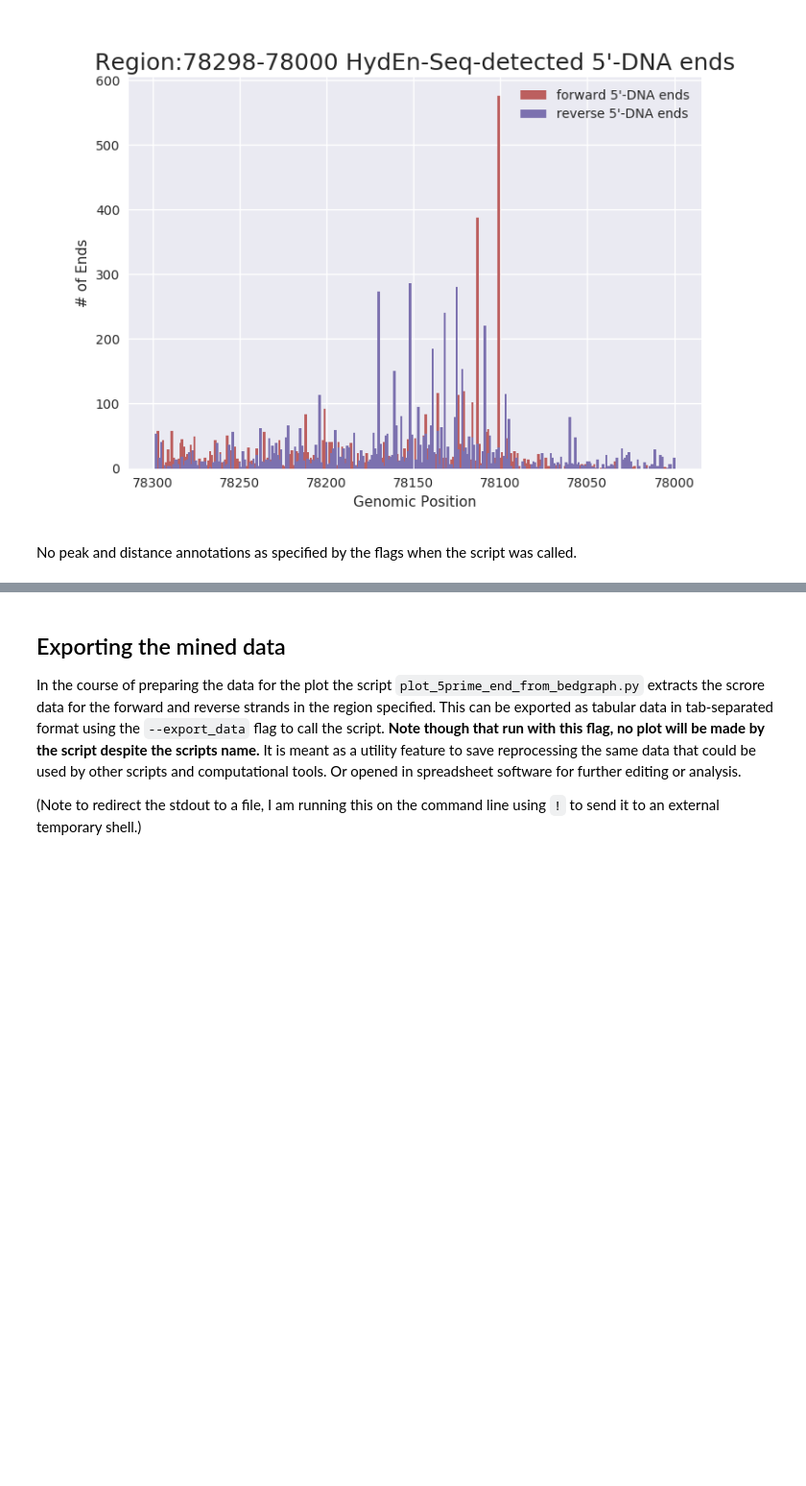
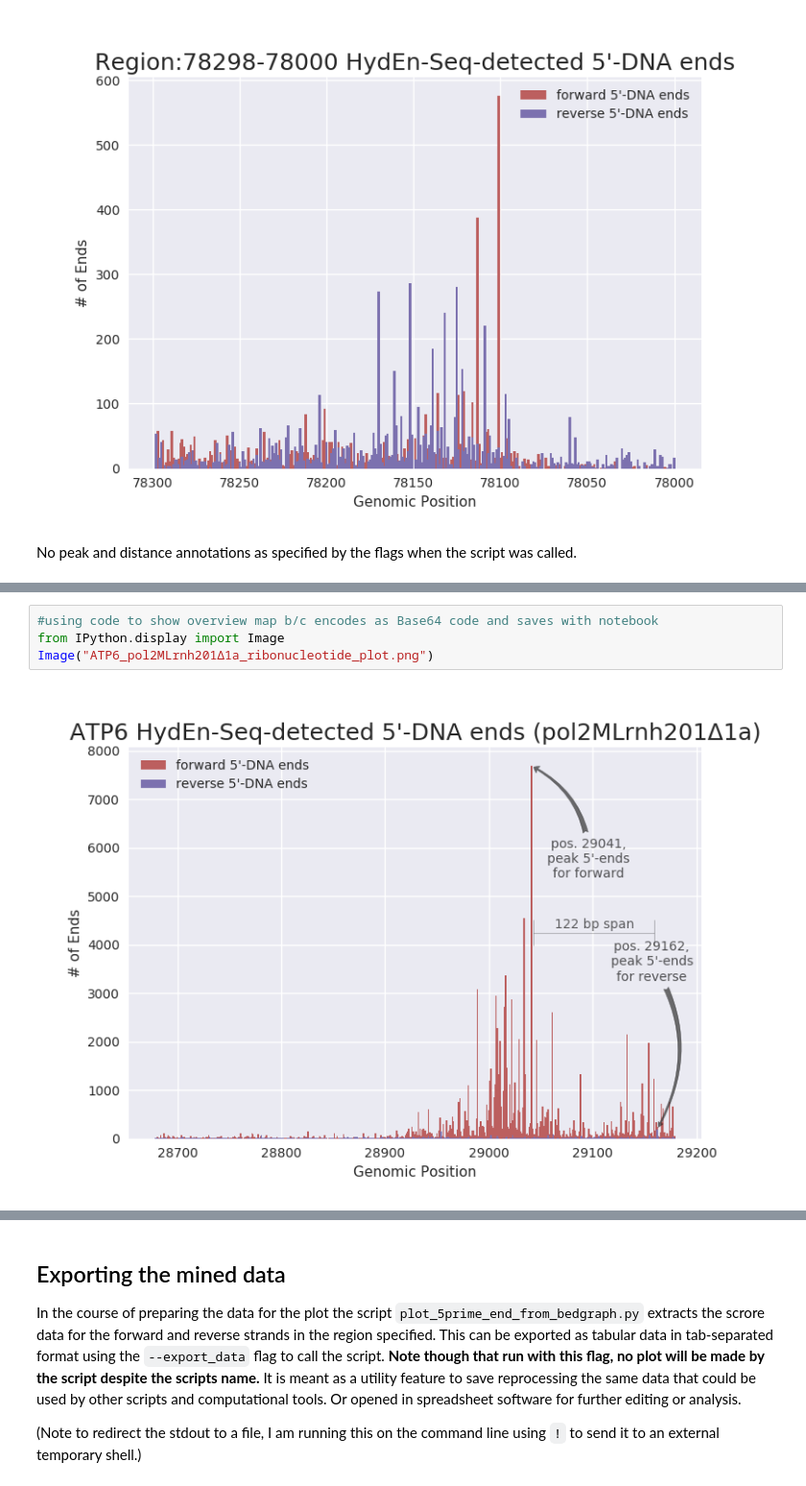
Before and after one commit to fomightez/clausen_ribonucleotides, a Jupyter notebook: index.ipynb, the cells around one changed output, grey strips where cells are left out. Shown at 96% size. Cells and saved outputs as stored; diff of their text form; blank space fills up the shorter version.

Commit message:
update notebook to add other sample analysis

```diff
--- a/index.ipynb
+++ b/index.ipynb
@@ -241,0 +261,6 @@ Add using the GSM1521148_Kunkel_Ribo-seq_Pol2MLrnh201.1 data just to show anothe
+# %%
+#using code to show overview map b/c encodes as Base64 code and saves with notebook
+from IPython.display import Image
+Image("ATP6_pol2MLrnh201Δ1a_ribonucleotide_plot.png")
+# %% [output]
+[figure, added]
```
Also changed, not shown: parts of 7 cells of this notebook.
